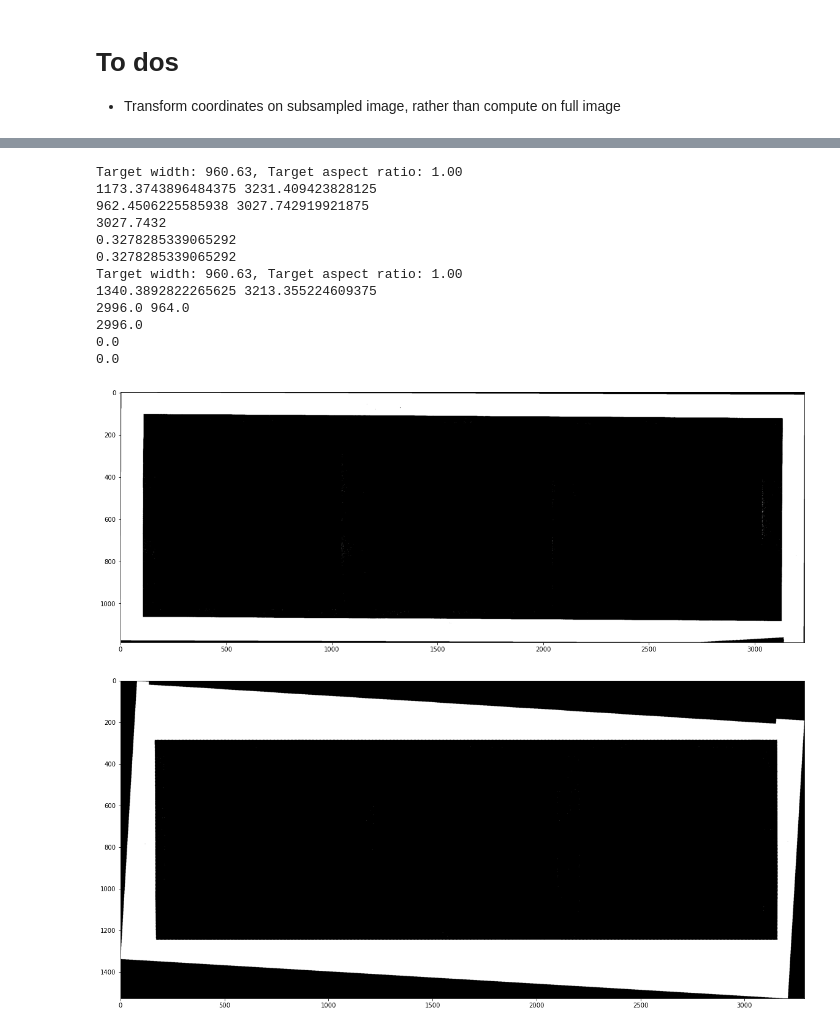
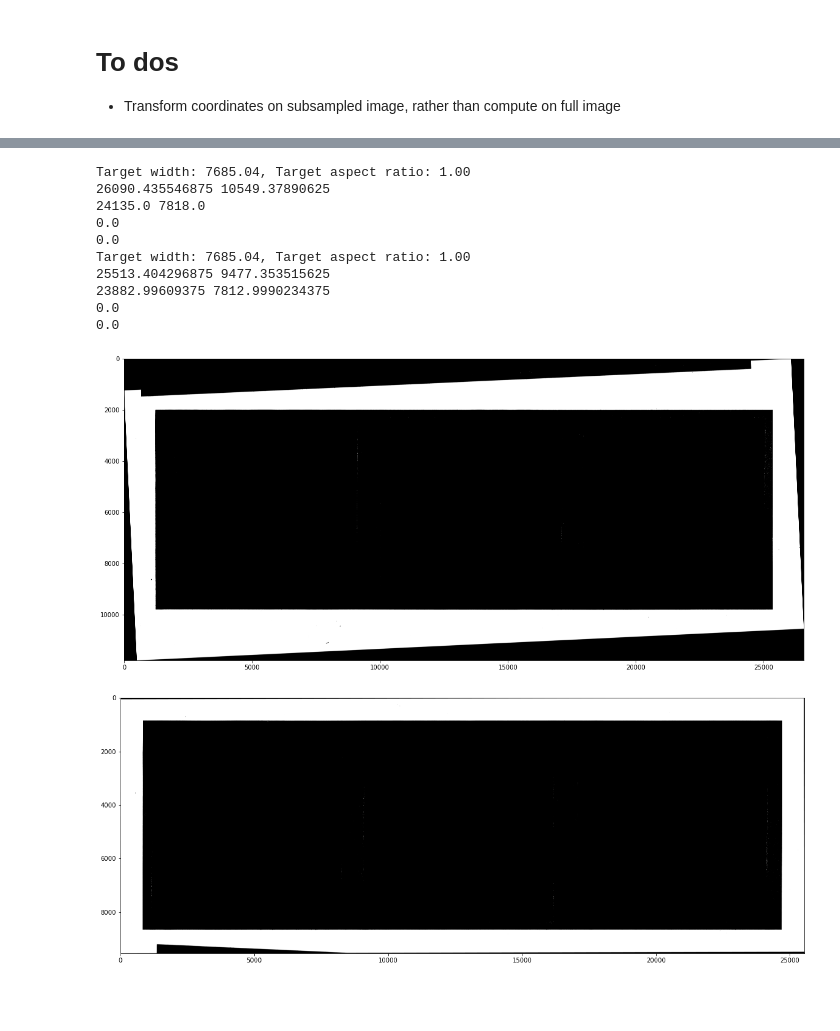
Before and after one commit to danielsuo/photo, a Jupyter notebook: notebooks/2021-01-31 detect frame v850 120.ipynb, the cells around one changed output, grey strips where cells are left out. Drawn from its saved outputs; the diff is of its cells as text; code cells hidden in the pictures; blank space fills up the shorter version.

```diff
--- a/notebooks/2021-01-31 detect frame v850 120.ipynb
+++ b/notebooks/2021-01-31 detect frame v850 120.ipynb
@@ -17,10 +20,10 @@ Image.MAX_IMAGE_PIXELS = None
 # To dos
 - Transform coordinates on subsampled image, rather than compute on full image
 # %%
-path = "/Users/dsuo/Downloads/2021-01-31-0001.tif"
+path = "/Users/dsuo/Downloads/2021-01-31-0003.tif"
 fmt = "6x6"
 
-DPI = 2400
+DPI = 3200
 working_dpi = 400
 scaling = DPI // working_dpi
 # %%
@@ -75,3 +73,11 @@ cropped = crop(im, paths, dpi=working_dpi)
+# %%
+# dpi = working_dpi
+# cropped = crop(im, paths, dpi=dpi)
+dpi = DPI
+cropped = crop(raw, [path * scaling for path in paths], dpi=dpi)
+
+spacing = int(np.ceil(dpi  * (film_format[fmt]["spacing"] / 25.4)))
+width = int(np.ceil(dpi * (film_format[fmt]["width"] / 25.4)))
 # %%
 fig, axs = plt.subplots(len(cropped) // 2 + 1, 2, figsize=(20, 16))
 
@@ -91,29 +97,28 @@ for i, preview in enumerate(rotated):
 # %%
 strips = []
 for rotated_im in rotated:
     p, r = detect(rotated_im,
                           fmt=fmt,
                           threshold=200,
-                          dpi=working_dpi,
+                          dpi=dpi,
                           verbose=True,
                           use_tqdm=True
                          )
-    strips.append(crop(rotated_im, p, pad=0.0, dpi=working_dpi)[0])
+    c = crop(rotated_im, p, pad=0.0, dpi=dpi)
+    strips.append(c[0])
 # %% [output]
-Target width: 960.63, Target aspect ratio: 1.00
-1173.3743896484375 3231.409423828125
-962.4506225585938 3027.742919921875
-3027.7432
-0.3278285339065292
-0.3278285339065292
-Target width: 960.63, Target aspect ratio: 1.00
-1340.3892822265625 3213.355224609375
-2996.0 964.0
-2996.0
+Target width: 7685.04, Target aspect ratio: 1.00
+26090.435546875 10549.37890625
+24135.0 7818.0
 0.0
 0.0
+Target width: 7685.04, Target aspect ratio: 1.00
+25513.404296875 9477.353515625
+23882.99609375 7812.9990234375
+0.0
+0.0
-[figure, old version]
+[figure, new version]
-[figure, old version]
+[figure, new version]
 # %%
 fig, axs = plt.subplots(len(strips) // 2 + 1, 2, figsize=(20, 16))
 
```
Also changed, not shown: parts of 22 cells of this notebook, 1 other file.
